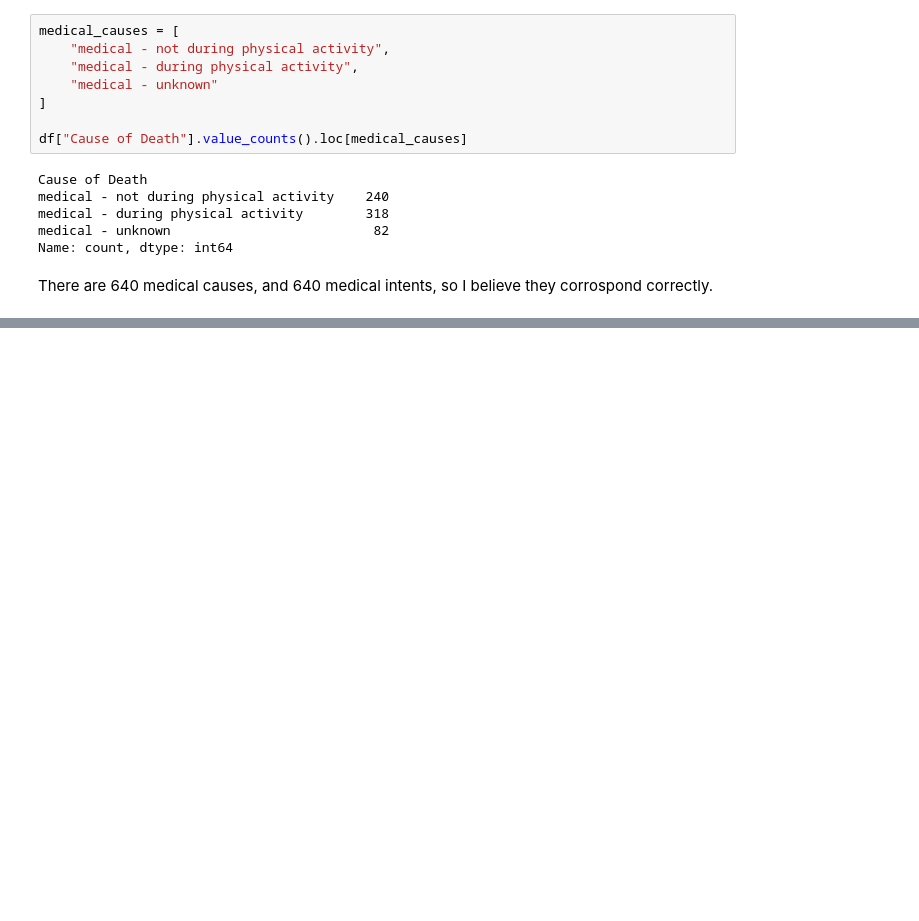
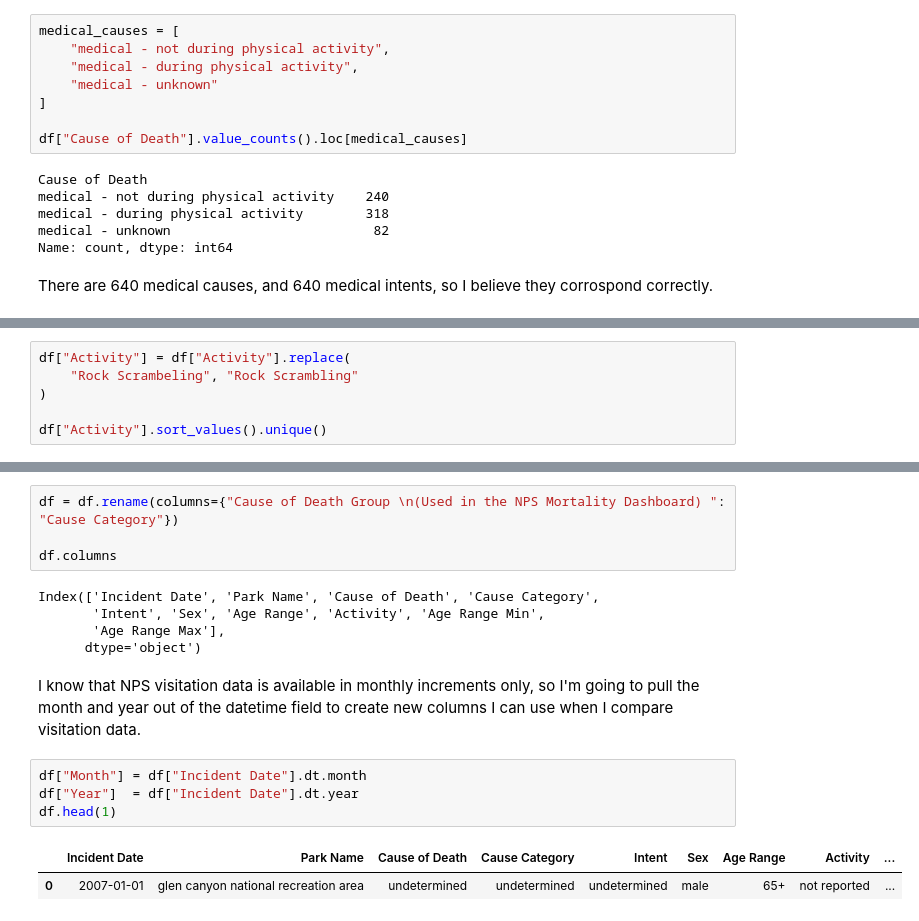
Before and after one commit to jeccalong/NPS_Mortality_Analysis, a Jupyter notebook: Notebooks/aquisitionAndCleaning.ipynb, the cells around one changed output, grey strips where cells are left out. Saved outputs shown, nothing was run; the diff lists cells and outputs as text; blank space fills up the shorter version.

```diff
--- a/Notebooks/aquisitionAndCleaning.ipynb
+++ b/Notebooks/aquisitionAndCleaning.ipynb
@@ -310,0 +365,6 @@ There are 640 medical causes, and 640 medical intents, so I believe they corrosp
+# %%
+df["Activity"] = df["Activity"].replace(
+    "Rock Scrambeling", "Rock Scrambling"
+)
+
+df["Activity"].sort_values().unique()
@@ -310,0 +399,18 @@ There are 640 medical causes, and 640 medical intents, so I believe they corrosp
+# %%
+df = df.rename(columns={"Cause of Death Group \n(Used in the NPS Mortality Dashboard) ": "Cause Category"})
+
+df.columns
+# %% [output]
+Index(['Incident Date', 'Park Name', 'Cause of Death', 'Cause Category',
+       'Intent', 'Sex', 'Age Range', 'Activity', 'Age Range Min',
+       'Age Range Max'],
+      dtype='object')
+# %% [markdown]
+I know that NPS visitation data is available in monthly increments only, so I'm going to pull the month and year out of the datetime field to create new columns I can use when I compare visitation data.
+# %%
+df["Month"] = df["Incident Date"].dt.month
+df["Year"]  = df["Incident Date"].dt.year
+df.head(1)
+# %% [output]
+|  | Incident Date | Park Name | Cause of Death | Cause Category | Intent | Sex | Age Range | Activity | ... |
+| 0 | 2007-01-01 | glen canyon national recreation area | undetermined | undetermined | undetermined | male | 65+ | not reported | ... |
```
Also changed, not shown: parts of 26 cells of this notebook, 2 other files.
